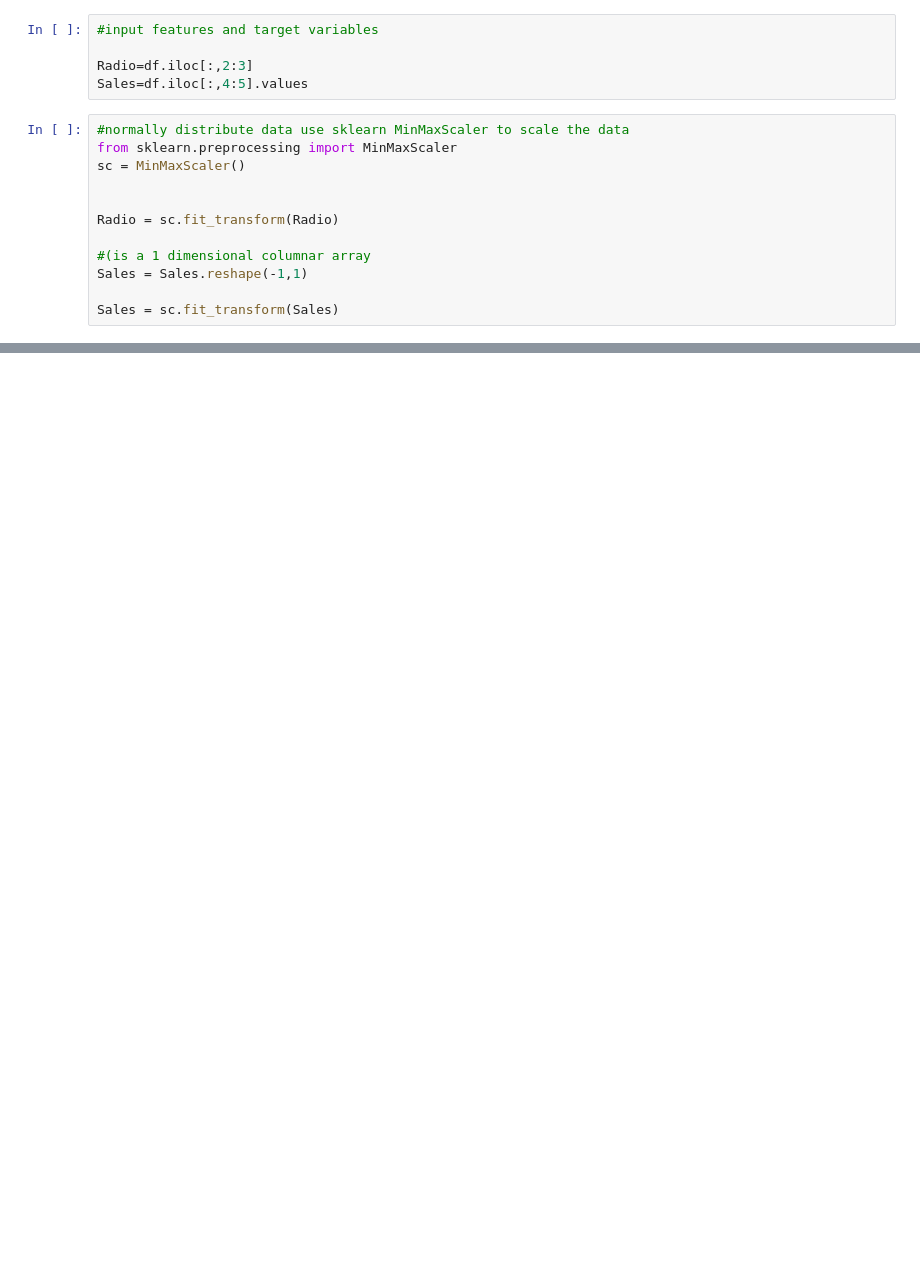
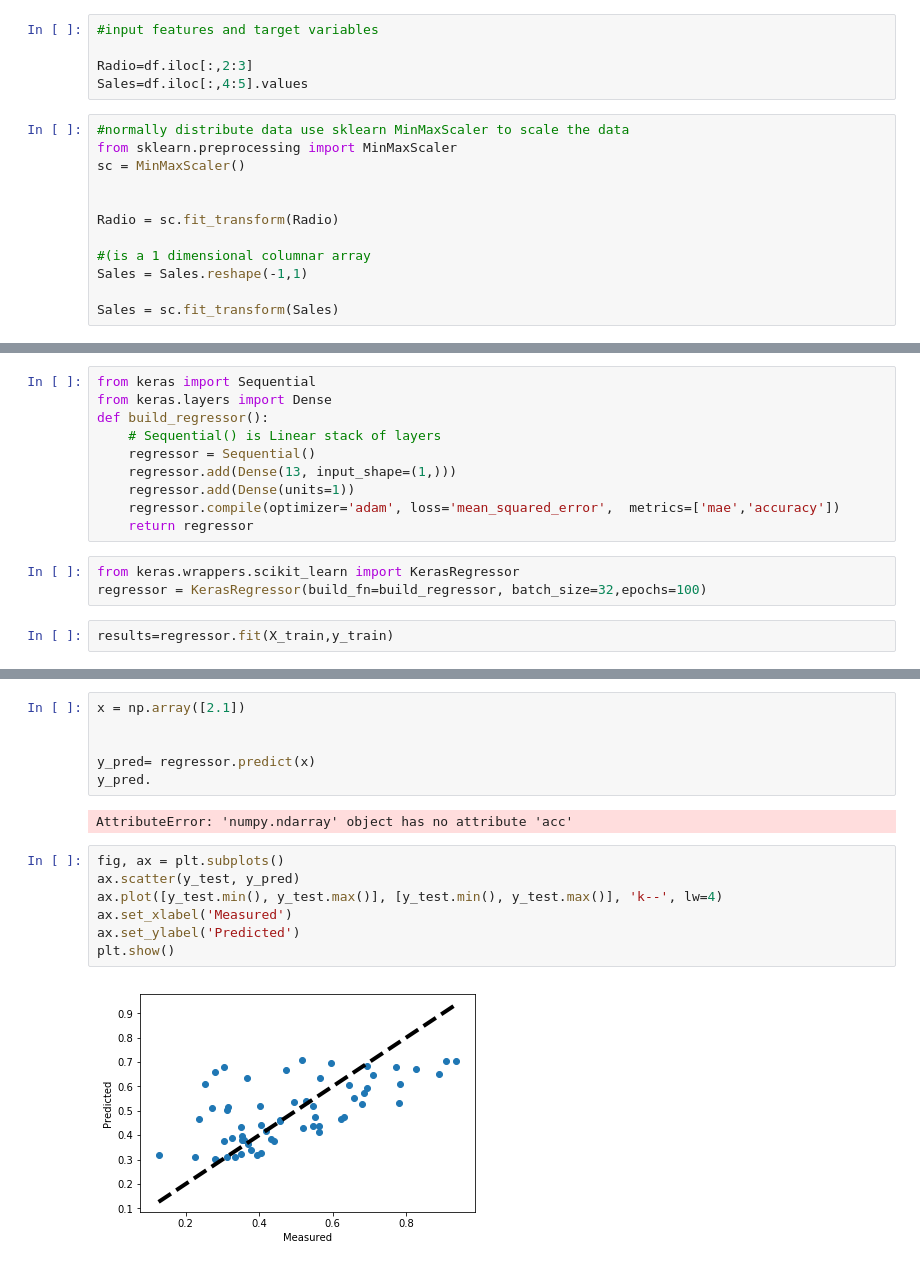
Before and after one commit to mjesar/Linear-Regression-Keras, a Jupyter notebook: Untitled.ipynb, the cells around one changed output, grey strips where cells are left out. Cells and saved outputs as stored; diff of their text form; blank space fills up the shorter version.

Commit message:
Trained model and testing

```diff
--- a/Untitled.ipynb
+++ b/Untitled.ipynb
@@ -63,0 +77,15 @@ X_test.shape
+# %%
+from keras import Sequential
+from keras.layers import Dense
+def build_regressor():
+    # Sequential() is Linear stack of layers
+    regressor = Sequential()
+    regressor.add(Dense(13, input_shape=(1,)))
+    regressor.add(Dense(units=1))
+    regressor.compile(optimizer='adam', loss='mean_squared_error',  metrics=['mae','accuracy'])
+    return regressor
+# %%
+from keras.wrappers.scikit_learn import KerasRegressor
+regressor = KerasRegressor(build_fn=build_regressor, batch_size=32,epochs=100)
+# %%
+results=regressor.fit(X_train,y_train)
@@ -63,0 +110,17 @@ X_test.shape
+# %%
+x = np.array([2.1])
+
+
+y_pred= regressor.predict(x)
+y_pred.
+# %% [output]
+AttributeError: 'numpy.ndarray' object has no attribute 'acc'
+# %%
+fig, ax = plt.subplots()
+ax.scatter(y_test, y_pred)
+ax.plot([y_test.min(), y_test.max()], [y_test.min(), y_test.max()], 'k--', lw=4)
+ax.set_xlabel('Measured')
+ax.set_ylabel('Predicted')
+plt.show()
+# %% [output]
+[figure, added]
```
Also changed, not shown: parts of 10 cells of this notebook.
